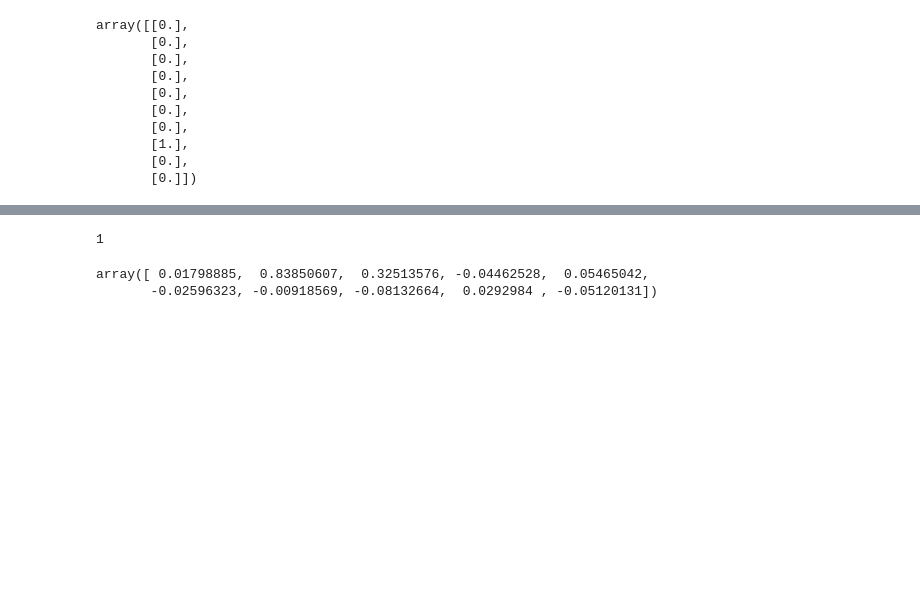
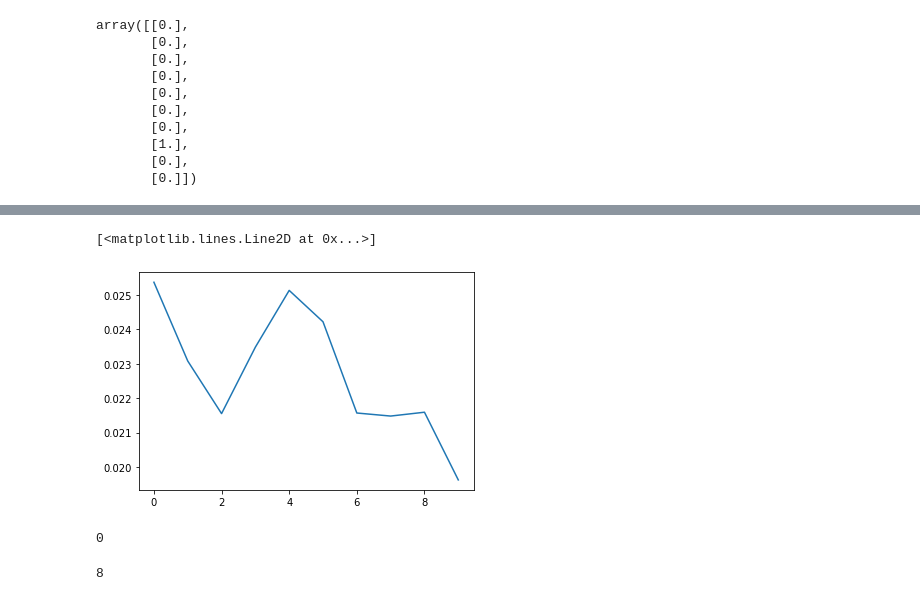
Before and after one commit to kuweg/purenn, a Jupyter notebook: mnist_nn_test.ipynb, the cells around one changed output, grey strips where cells are left out. Saved outputs shown, nothing was run; the diff lists cells and outputs as text; code cells hidden in the pictures; blank space fills up the shorter version.

```diff
--- a/mnist_nn_test.ipynb
+++ b/mnist_nn_test.ipynb
@@ -56,7 +56,7 @@ def transform_input_data(array: np.ndarray) -> np.ndarray:
     return np.array(
         list(
             map(
-                lambda sample: sample.reshape(-1, 1), X_train
+                lambda sample: sample.reshape(-1, 1), array
                 )
             )
         )
@@ -83,3 +79,7 @@ y_train_ = list(map(lambda sample: sample.reshape(-1, 1), y_train_))
+# %%
+X_train_ = transform_input_data(X_train)
+y_train_ = categorical_encoding(y_train)
+y_train_ = transform_input_data(y_train_)
 # %%
 a = np.array(list(map(lambda x: x**2, range(1, 5))))
 a
@@ -113,5 +113,5 @@ array([[0.],
        [0.],
        [0.]])
 # %%
-nn.fit(X_train_, y_train_, epochs=2)
+nn.fit(X_train_, y_train_, epochs=10)
 # %% [output]
@@ -121,7 +129,15 @@ Epoch : 1 - Loss: 0.011125425964843696
+# %%
+import matplotlib.pyplot as plt
+
+mean_losses = list(map(lambda x: np.mean(x).flatten(), nn.stat['losses']))
+plt.plot(range(10), mean_losses)
+# %% [output]
+[<matplotlib.lines.Line2D at 0x...>]
+[figure, added]
 # %%
-print(y_train[12])
-a = nn.predict(X_train_[12])
+print(y_train[777])
+a = nn.predict(X_train_[777])
+np.argmax(a)
 # %% [output]
-1
+0
-array([ 0.01798885,  0.83850607,  0.32513576, -0.04462528,  0.05465042,
-       -0.02596323, -0.00918569, -0.08132664,  0.0292984 , -0.05120131])
+8
```
Also changed, not shown: parts of 8 cells of this notebook, 4 other files.
